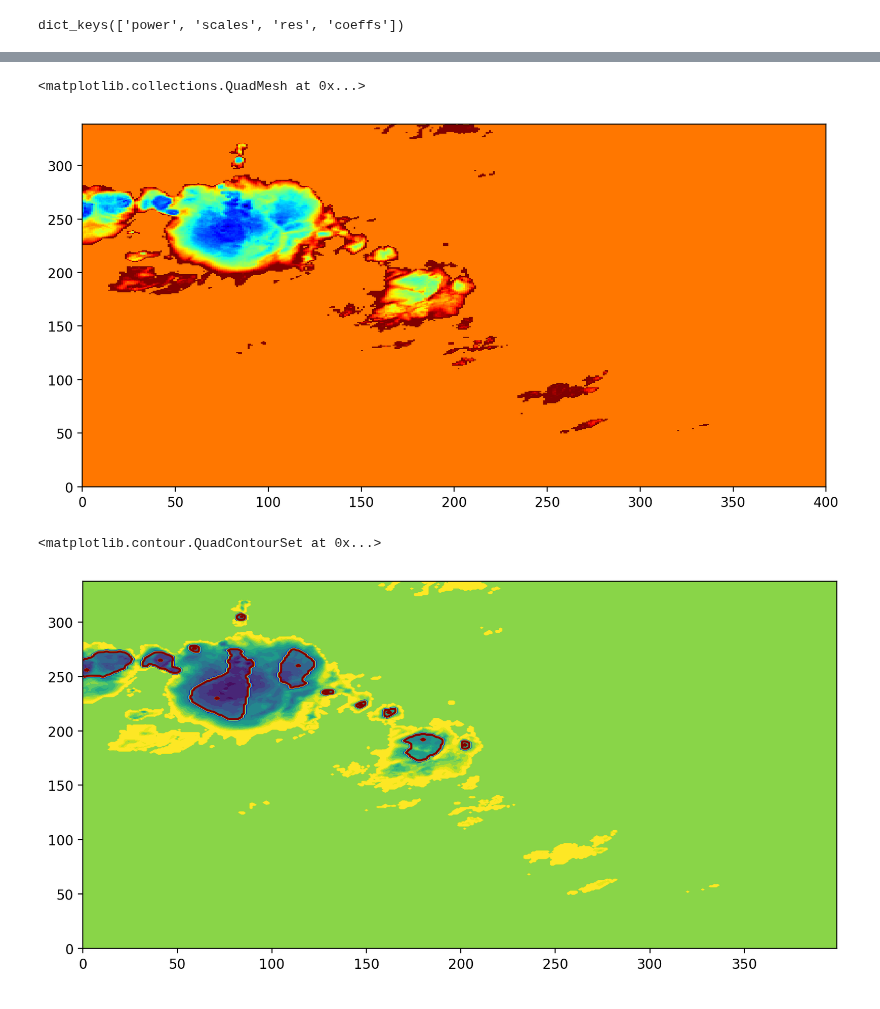
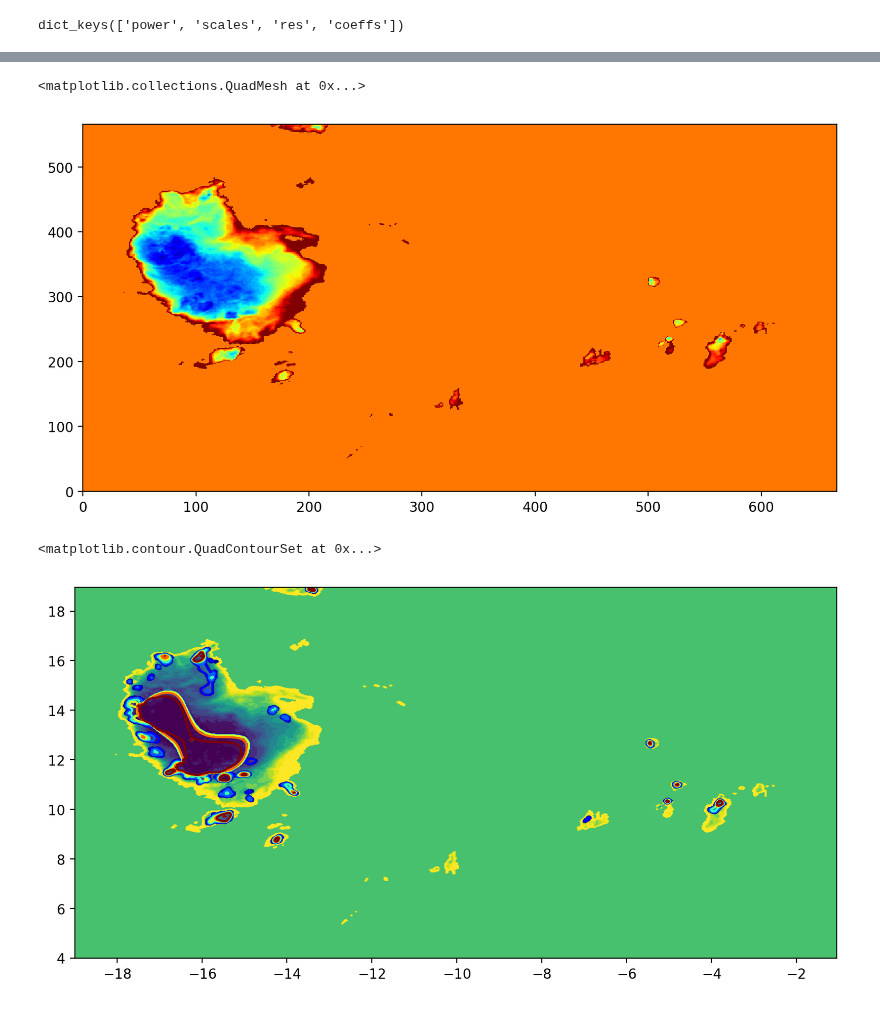
Before and after one commit to cornkle/proj_CEH, a Jupyter notebook: notebooks/NFLICS_test_coreStandalone_v2_real_time_wavelet.ipynb, the cells around one changed output, grey strips where cells are left out. Cells and saved outputs as stored; diff of their text form; code cells hidden in the pictures.

```diff
--- a/notebooks/NFLICS_test_coreStandalone_v2_real_time_wavelet.ipynb
+++ b/notebooks/NFLICS_test_coreStandalone_v2_real_time_wavelet.ipynb
@@ -14,3 +10,9 @@ testfile = '/media/ck/Elements/Africa/WestAfrica/NFLICS/MCS_TIR/real_time_wavele
+# %%
+idate = '20200815'
+#tag = 'MFG'
+tag = 'MSG'
+testfile = '/media/ck/Elements/Africa/WestAfrica/NFLICS/MCS_TIR/real_time_wavelet/'+idate[0:4]+'/'+idate[4:6]+'/'+idate[6:8]+'/IR_wavelet_BT_'+idate+'_*.nc'
+origfile = '/media/ck/Elements/Africa/WestAfrica/NFLICS/MCS_TIR/real_time_data/'+idate[0:4]+'/'+idate[4:6]+'/'+idate[6:8]+'/IR_108_BT_'+idate+'_*.nc'
 # %%
 data = xr.open_mfdataset(testfile)#.sel(lat=slice(6,8), lon=slice(6,9.5))'/media/ck/Elements/Africa/WestAfrica/NFLICS/MCS_TIR/real_time_wavelet/2020/06/25/IR_wavelet_BT_20200625_1300.nc'
 # %% [output]
@@ -46,7 +48,7 @@ Attributes:
     cutout_T:           -40
     cutout_minPixelNb:  78.53981633974483
 # %%
-tstep_old = data.isel(time=0).load() #-12
+tstep_old = data.isel(time=-24).load() #-24
 # %%
 tstep_old
 # %% [output]
@@ -160,5 +162,5 @@ plt.colorbar()
 # %%
-power_msg = utils.find_fixed_power(wav, nogood, area_img,3, dataset='MSG')
+power_msg = utils.find_fixed_power(wav, outt, nogood, area_img,3)
 # %%
 wav.keys()
 # %% [output]
@@ -168,13 +176,13 @@ plt.figure(figsize=(10,5), dpi=200)
 plt.pcolormesh(outt, vmax=-55, cmap='jet')
 # %% [output]
 <matplotlib.collections.QuadMesh at 0x...>
-[figure, old version]
+[figure, new version]
 # %%
 plt.figure(figsize=(10,5), dpi=200)
-plt.contourf(outt, levels=np.arange(-85,-55,2), extend='both')
-plt.contour(power_msg, cmap='jet', levels=[0,1,5,10,20,30,40,50])
+plt.contourf(longitudes,latitudes,outt, levels=np.arange(-80,-55,2), extend='both')
+plt.contour(longitudes,latitudes, power_msg, cmap='jet', levels=[-1, 0, 5,10,20,30,40,50])
 # %% [output]
 <matplotlib.contour.QuadContourSet at 0x...>
-[figure, old version]
+[figure, new version]
 # %%
 plt.figure(figsize=(10,5), dpi=200)
```
Also changed, not shown: parts of 25 cells of this notebook, 11 other files.
